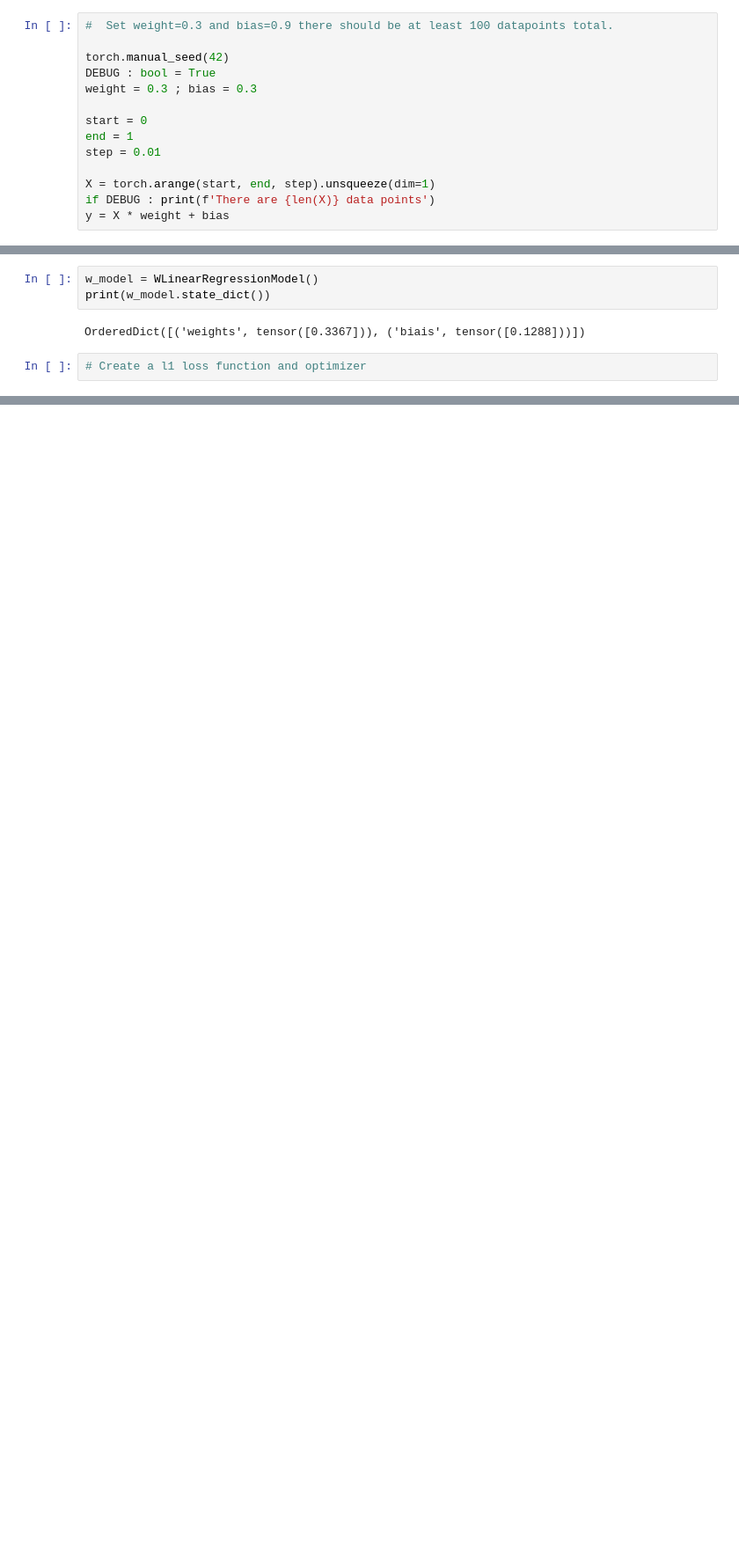
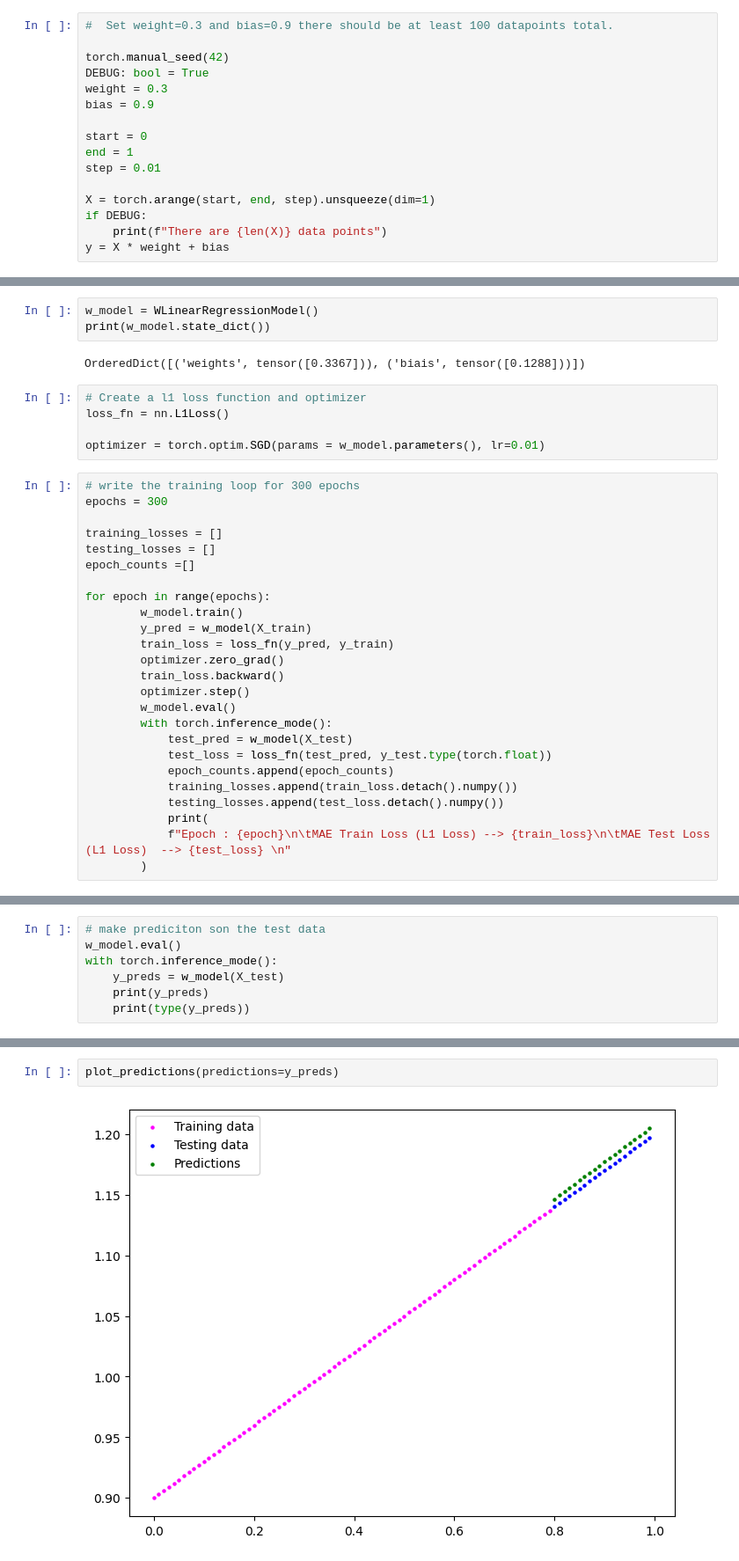
Before and after one commit to Wissemamr/PyTorch_tutorials, a Jupyter notebook: 01_workflow/workflow_exercise.ipynb, the cells around one changed output, grey strips where cells are left out. Shown at 88% size. Saved outputs shown, nothing was run; the diff lists cells and outputs as text; blank space fills up the shorter version.

```diff
--- a/01_workflow/workflow_exercise.ipynb
+++ b/01_workflow/workflow_exercise.ipynb
@@ -32,15 +34,17 @@ print(torch.__version__)
 #  Set weight=0.3 and bias=0.9 there should be at least 100 datapoints total.
 
 torch.manual_seed(42)
-DEBUG : bool = True
-weight = 0.3 ; bias = 0.3
+DEBUG: bool = True
+weight = 0.3
+bias = 0.9
 
 start = 0
 end = 1
 step = 0.01
 
 X = torch.arange(start, end, step).unsqueeze(dim=1)
-if DEBUG : print(f'There are {len(X)} data points')
+if DEBUG:
+    print(f"There are {len(X)} data points")
 y = X * weight + bias
 # %% [output]
 There are 100 data points
@@ -99,3 +115,31 @@ print(w_model.state_dict())
 OrderedDict([('weights', tensor([0.3367])), ('biais', tensor([0.1288]))])
 # %%
 # Create a l1 loss function and optimizer
+loss_fn = nn.L1Loss()
+
+optimizer = torch.optim.SGD(params = w_model.parameters(), lr=0.01)
+# %%
+# write the training loop for 300 epochs
+epochs = 300
+
+training_losses = []
+testing_losses = []
+epoch_counts =[]
+
+for epoch in range(epochs):
+        w_model.train()
+        y_pred = w_model(X_train)
+        train_loss = loss_fn(y_pred, y_train)
+        optimizer.zero_grad()
+        train_loss.backward()
+        optimizer.step()
+        w_model.eval()
+        with torch.inference_mode():
+            test_pred = w_model(X_test)
+            test_loss = loss_fn(test_pred, y_test.type(torch.float))
+            epoch_counts.append(epoch_counts)
+            training_losses.append(train_loss.detach().numpy())
+            testing_losses.append(test_loss.detach().numpy())
+            print(
+            f"Epoch : {epoch}\n\tMAE Train Loss (L1 Loss) --> {train_loss}\n\tMAE Test Loss (L1 Loss)  --> {test_loss} \n"
+        )
@@ -101,0 +171,7 @@ OrderedDict([('weights', tensor([0.3367])), ('biais', tensor([0.1288]))])
+# %%
+# make prediciton son the test data
+w_model.eval()
+with torch.inference_mode():
+    y_preds = w_model(X_test)
+    print(y_preds)
+    print(type(y_preds))
@@ -101,0 +196,4 @@ OrderedDict([('weights', tensor([0.3367])), ('biais', tensor([0.1288]))])
+# %%
+plot_predictions(predictions=y_preds)
+# %% [output]
+[figure, added]
```
Also changed, not shown: parts of 12 cells of this notebook, 3 other files.
